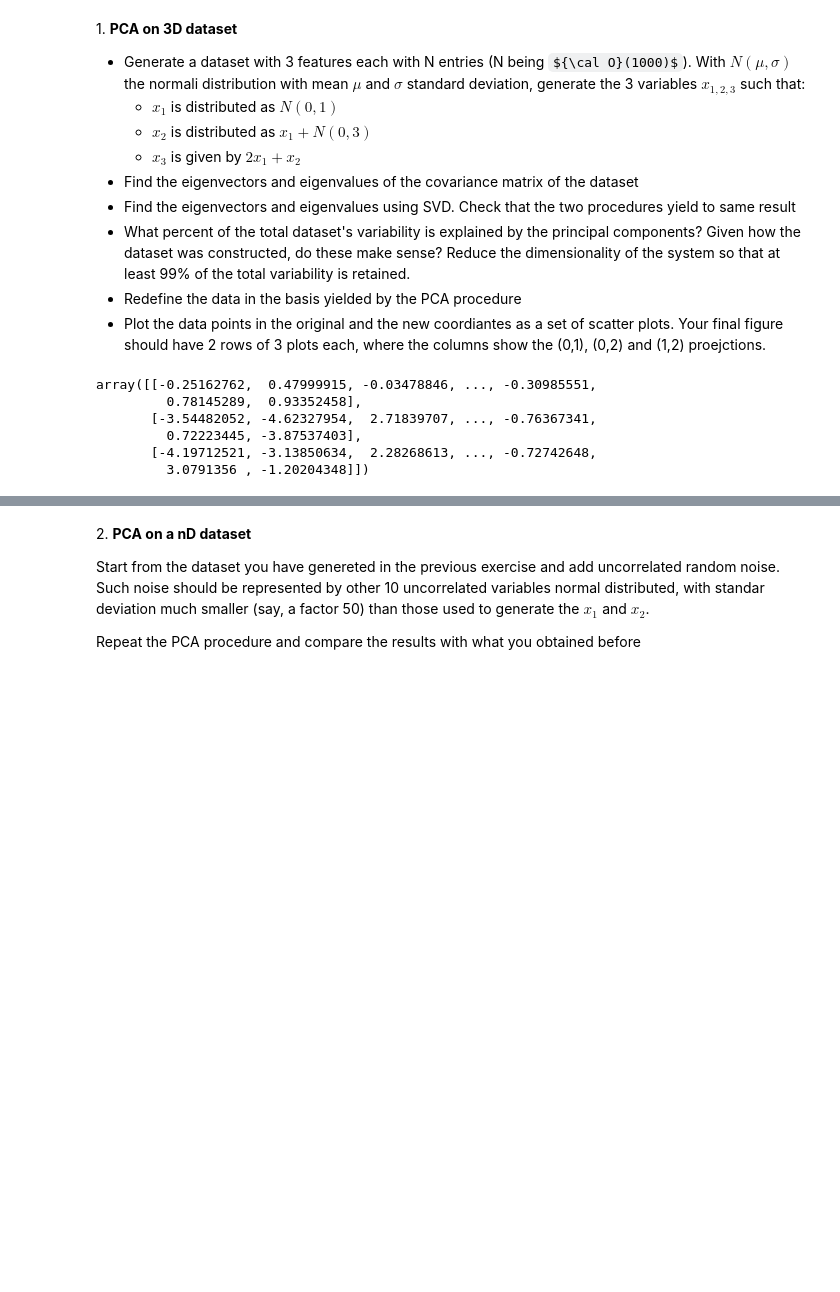
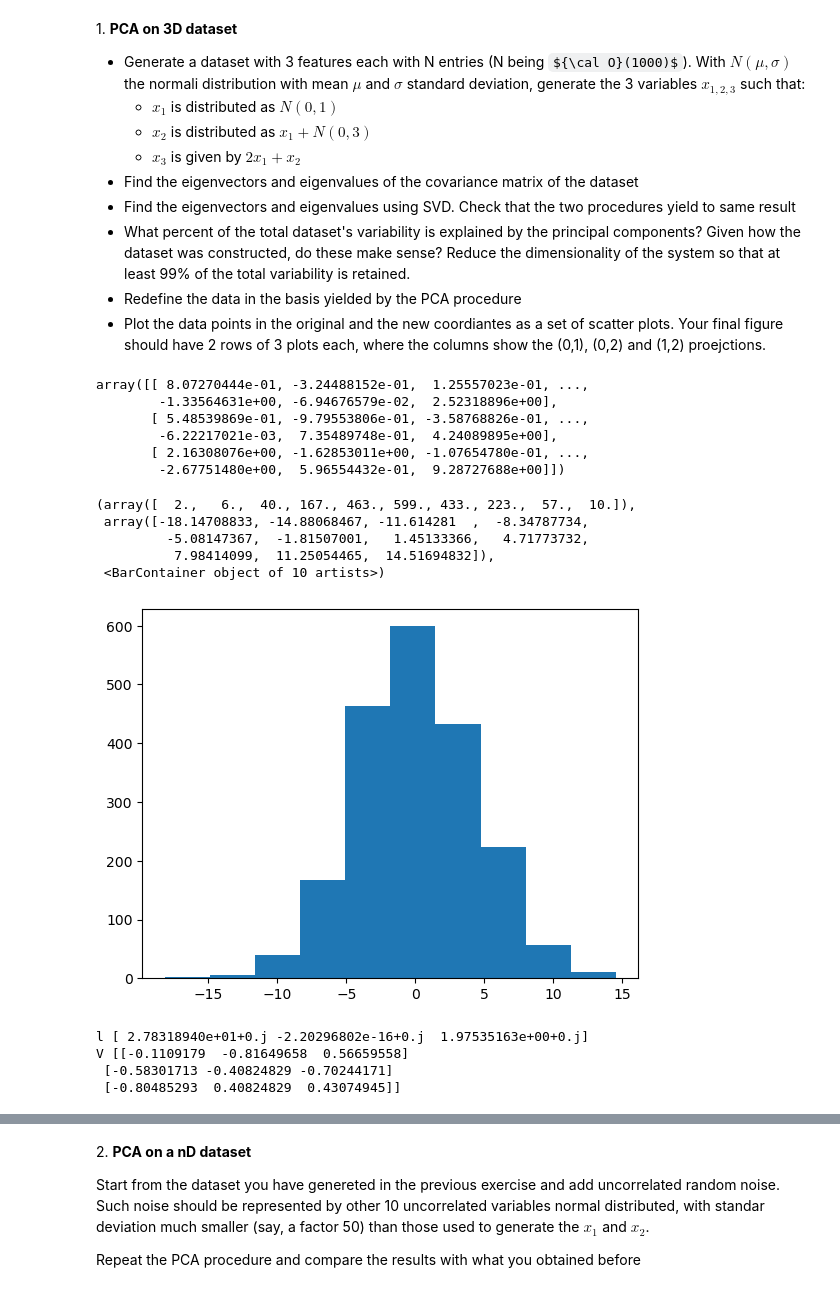
Before and after one commit to tommaso-bertola/LaboratoryOfComputationalPhysics_Y5, a Jupyter notebook: 08ex_LinearAlgebra.ipynb, the cells around one changed output, grey strips where cells are left out. Cells and saved outputs as stored; diff of their text form; code cells hidden in the pictures; some formulas as TeX source; blank space fills up the shorter version.

```diff
--- a/08ex_LinearAlgebra.ipynb
+++ b/08ex_LinearAlgebra.ipynb
@@ -23,14 +24,34 @@ sigma=[1,3]
 x=np.zeros((3,n))
 x[0]=np.random.normal(loc=mu[0], scale=sigma[0], size=n)
 x[1]=np.random.normal(loc=mu[1], scale=sigma[1], size=n)+x[0]
-x[2]=2*x[0]+x[1]+np.random.normal(loc=0, scale=1, size=n)
+x[2]=2*x[0]+x[1]#+np.random.normal(loc=0, scale=1, size=n)
 
 x
 # %% [output]
-array([[-0.25162762,  0.47999915, -0.03478846, ..., -0.30985551,
-         0.78145289,  0.93352458],
-       [-3.54482052, -4.62327954,  2.71839707, ..., -0.76367341,
-         0.72223445, -3.87537403],
-       [-4.19712521, -3.13850634,  2.28268613, ..., -0.72742648,
-         3.0791356 , -1.20204348]])
+array([[ 8.07270444e-01, -3.24488152e-01,  1.25557023e-01, ...,
+        -1.33564631e+00, -6.94676579e-02,  2.52318896e+00],
+       [ 5.48539869e-01, -9.79553806e-01, -3.58768826e-01, ...,
+        -6.22217021e-03,  7.35489748e-01,  4.24089895e+00],
+       [ 2.16308076e+00, -1.62853011e+00, -1.07654780e-01, ...,
+        -2.67751480e+00,  5.96554432e-01,  9.28727688e+00]])
+# %%
+plt.hist(x[2])
+# %% [output]
+(array([  2.,   6.,  40., 167., 463., 599., 433., 223.,  57.,  10.]),
+ array([-18.14708833, -14.88068467, -11.614281  ,  -8.34787734,
+         -5.08147367,  -1.81507001,   1.45133366,   4.71773732,
+          7.98414099,  11.25054465,  14.51694832]),
+ <BarContainer object of 10 artists>)
+[figure, added]
+# %%
+#%matplotlib notebook
+
+l, V = la.eig(np.cov(x))
+print('l', l)
+print('V', V)
+# %% [output]
+l [ 2.78318940e+01+0.j -2.20296802e-16+0.j  1.97535163e+00+0.j]
+V [[-0.1109179  -0.81649658  0.56659558]
+ [-0.58301713 -0.40824829 -0.70244171]
+ [-0.80485293  0.40824829  0.43074945]]
 # %%
```
Also changed, not shown: parts of 23 cells of this notebook.
